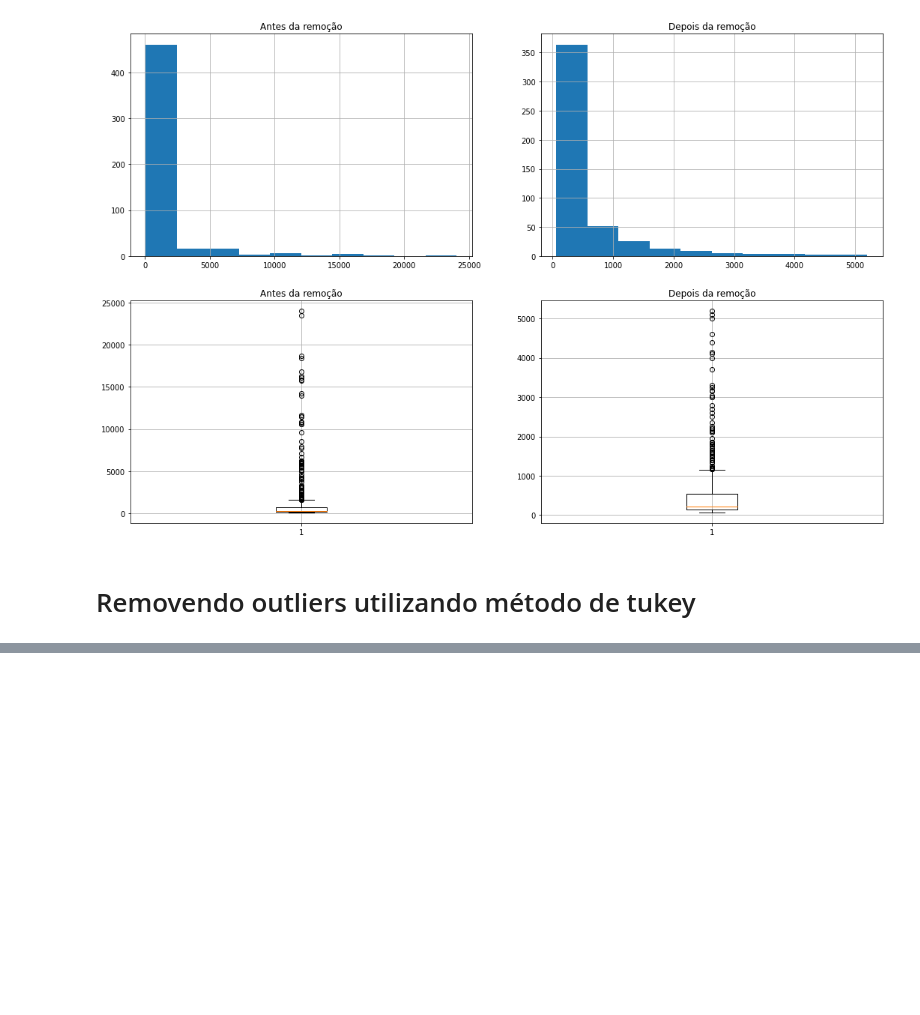
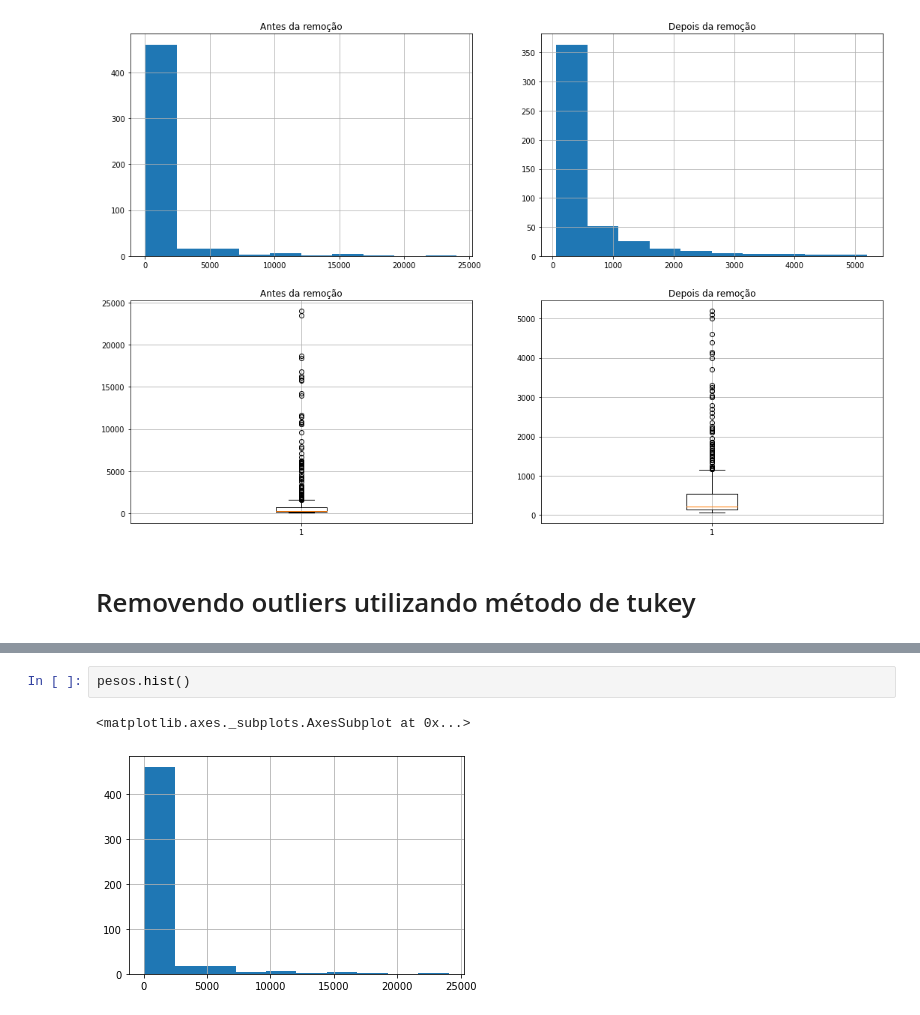
Before and after one commit to AdsonRamos/if697-2020.2, a Jupyter notebook: Projeto_IF697.ipynb, the cells around one changed output, grey strips where cells are left out. Cells and saved outputs as stored; diff of their text form; blank space fills up the shorter version.

```diff
--- a/Projeto_IF697.ipynb
+++ b/Projeto_IF697.ipynb
@@ -389,0 +405,5 @@ axes[1][1].grid(True)
+# %%
+pesos.hist()
+# %% [output]
+<matplotlib.axes._subplots.AxesSubplot at 0x...>
+[figure, added]
```
Also changed, not shown: parts of 11 cells of this notebook.
